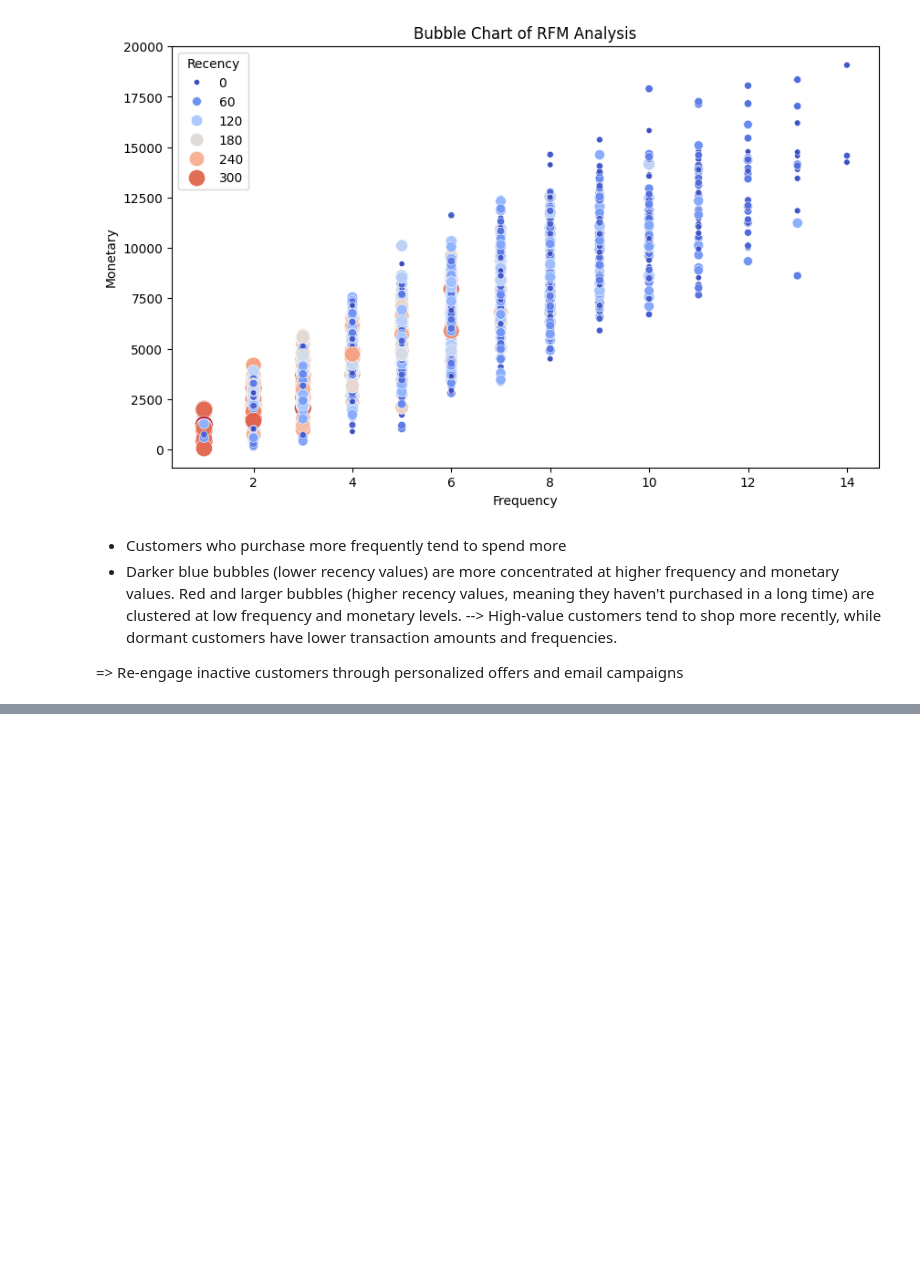
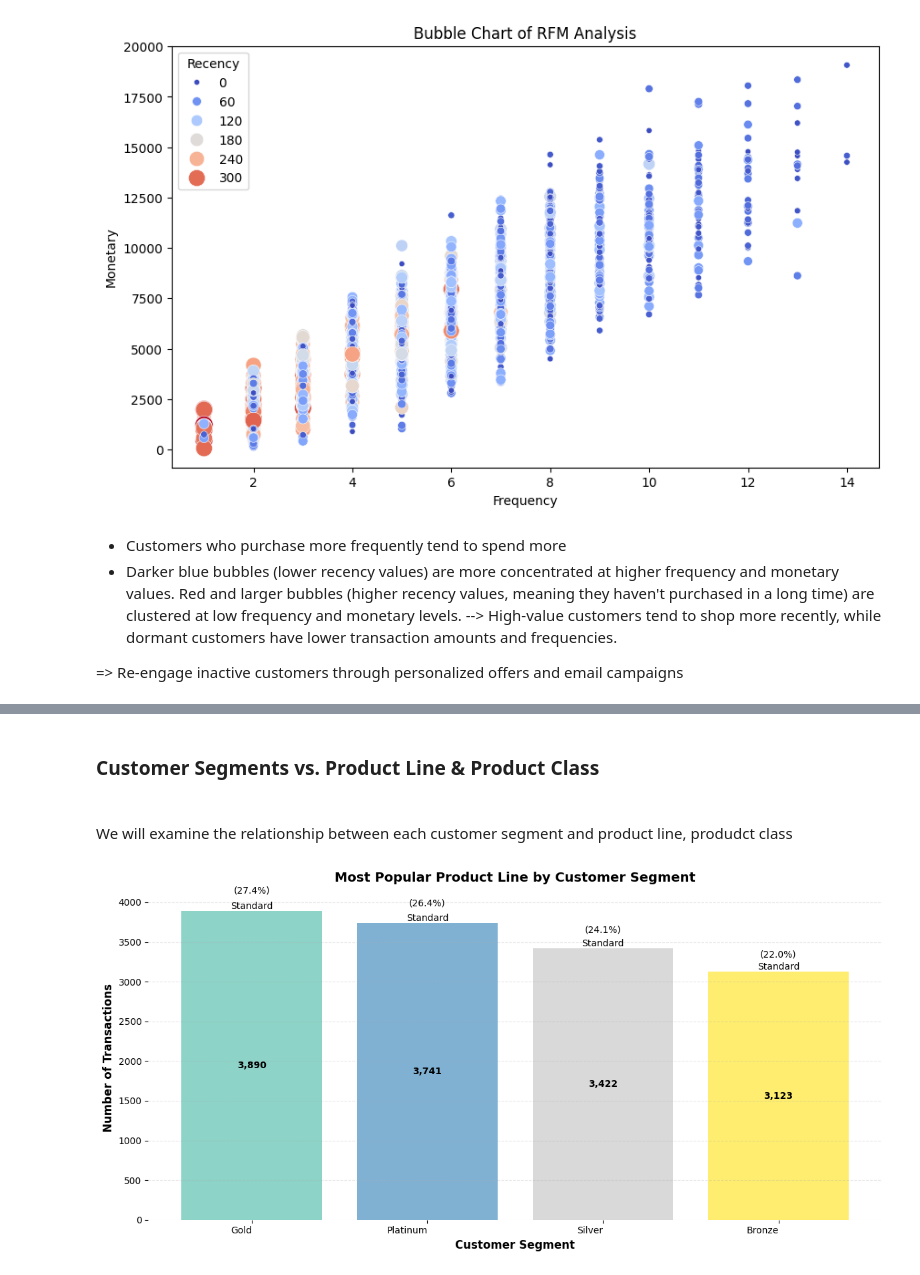
Before and after one commit to meodenhuongnoi/Customer-Segmentation, a Jupyter notebook: Customer Segmentation.ipynb, the cells around one changed output, grey strips where cells are left out. Saved outputs shown, nothing was run; the diff lists cells and outputs as text; code cells hidden in the pictures; blank space fills up the shorter version.

```diff
--- a/Customer Segmentation.ipynb
+++ b/Customer Segmentation.ipynb
@@ -1805,0 +1812,6 @@ Text(0, 0.5, 'Monetary')
+# %%
+#Change the column name in rfm_df from 'Customer ID' to 'customer_id'
+rfm_df = rfm_df.rename(columns={'Customer ID': 'customer_id'})
+# %%
+customer_segmentation = pd.merge(trans, rfm_df, on='customer_id', how='left')
+customer_segmentation
@@ -1805,0 +1832,66 @@ Text(0, 0.5, 'Monetary')
+# %% [markdown]
+<h3>Customer Segments vs. Product Line & Product Class<h3>
+# %% [markdown]
+We will examine the relationship between each customer segment and product line, produdct class
+# %%
+# Find the most purchased product line for each segment
+most_popular_products = customer_segmentation.groupby('customer_title')['product_line'].agg(
+    lambda x: x.value_counts().index[0]).reset_index()
+product_counts = customer_segmentation.groupby(['customer_title', 'product_line']).size().reset_index(name='count')
+
+# Get the counts for the most popular product lines
+result = pd.merge(most_popular_products, product_counts,
+                 on=['customer_title', 'product_line'])
+
+# Sort by count descending
+result = result.sort_values('count', ascending=False)
+
+# Set style and colors
+colors = plt.cm.Set3(np.linspace(0, 1, len(result)))
+
+# Create the bar plot
+plt.figure(figsize=(12, 6))
+bars = plt.bar(result['customer_title'], result['count'], color=colors)
+
+# Customize appearance
+plt.xticks(ha='right')
+plt.title('Most Popular Product Line by Customer Segment', fontsize=14, pad=15, fontweight='bold')
+plt.xlabel('Customer Segment', fontsize=12, fontweight='bold')
+plt.ylabel('Number of Transactions', fontsize=12, fontweight='bold')
+
+# Add value labels and product line labels
+for bar in bars:
+    height = bar.get_height()
+    product_line = result.loc[result['count'] == height, 'product_line'].iloc[0]
+
+    # Add count on bar
+    plt.text(bar.get_x() + bar.get_width()/2., height/2,
+             f'{int(height):,}',
+             ha='center', va='center',
+             color='black', fontweight='bold')
+
+    # Add product line above bar
+    plt.text(bar.get_x() + bar.get_width()/2., height,
+             product_line,
+             ha='center', va='bottom',
+             color='black', fontsize=10)
+
+# Customize grid and spines
+plt.grid(axis='y', alpha=0.3, linestyle='--')
+for spine in plt.gca().spines.values():
+    spine.set_visible(False)
+
+# Add percentage labels
+total = result['count'].sum()
+for i, bar in enumerate(bars):
+    height = bar.get_height()
+    percentage = height/total * 100
+    plt.text(bar.get_x() + bar.get_width()/2., height*1.05,
+             f'({percentage:.1f}%)',
+             ha='center', va='bottom',
+             color='black', fontsize=10)
+
+plt.tight_layout()
+plt.show()
+# %% [output]
+[figure, added]
```
Also changed, not shown: parts of 17 cells of this notebook.
